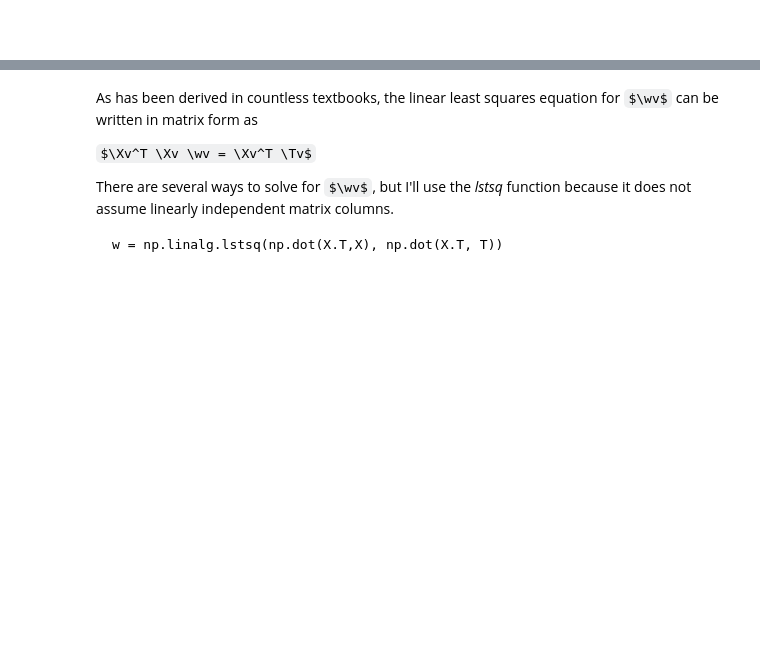
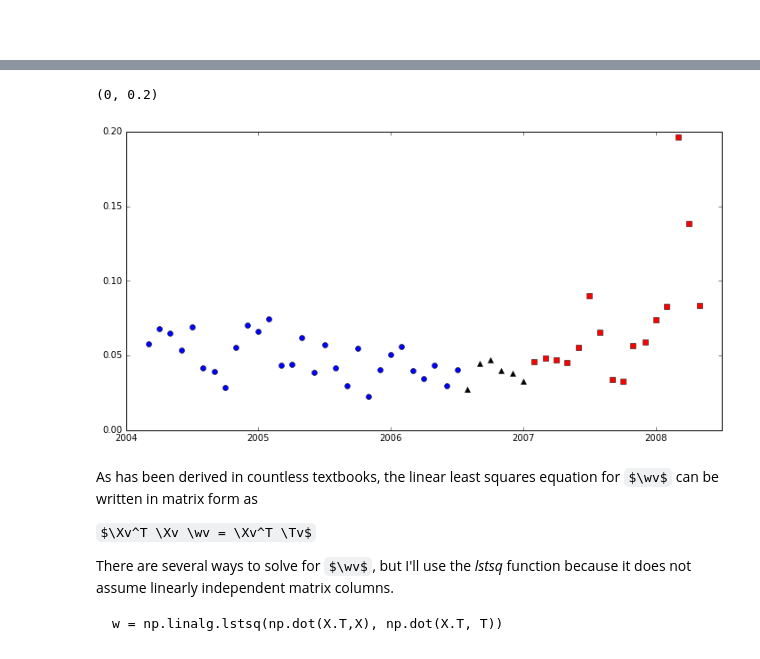
Before and after one commit to MichaelSzczepaniak/FraudulentConveyance, a Jupyter notebook: code/POS Merchants and Terminals Analysis.ipynb, the cells around one changed output, grey strips where cells are left out. Cells and saved outputs as stored; diff of their text form; code cells hidden in the pictures; some formulas as TeX source; blank space fills up the shorter version.

```diff
--- a/code/POS Merchants and Terminals Analysis.ipynb
+++ b/code/POS Merchants and Terminals Analysis.ipynb
@@ -61,3 +260,19 @@ plt.ylim([0, 0.2])
+# %%
+width=12; height=6
+plt.figure(figsize=(width, height))
+plt.xticks(np.arange(2004, 2008.5, 1.0))
+ax = plt.gca()
+x_formatter = mp.ticker.ScalarFormatter(useOffset=False)
+ax.xaxis.set_major_formatter(x_formatter)
+
+plt.plot(d1['yearFrac'], d1['merchant_drop_rate'], 'bo')
+plt.plot(d2['yearFrac'], d2['merchant_drop_rate'], 'k^')
+plt.plot(d3['yearFrac'], d3['merchant_drop_rate'], 'rs')
+plt.xlim([2004,2008.5])
+plt.ylim([0, 0.2])
+# %% [output]
+(0, 0.2)
+[figure, added]
 # %% [markdown]
 As has been derived in countless textbooks, the linear least squares equation for $\wv$ can be written in matrix form as
 
```
Also changed, not shown: parts of 10 cells of this notebook, 1 other file.
